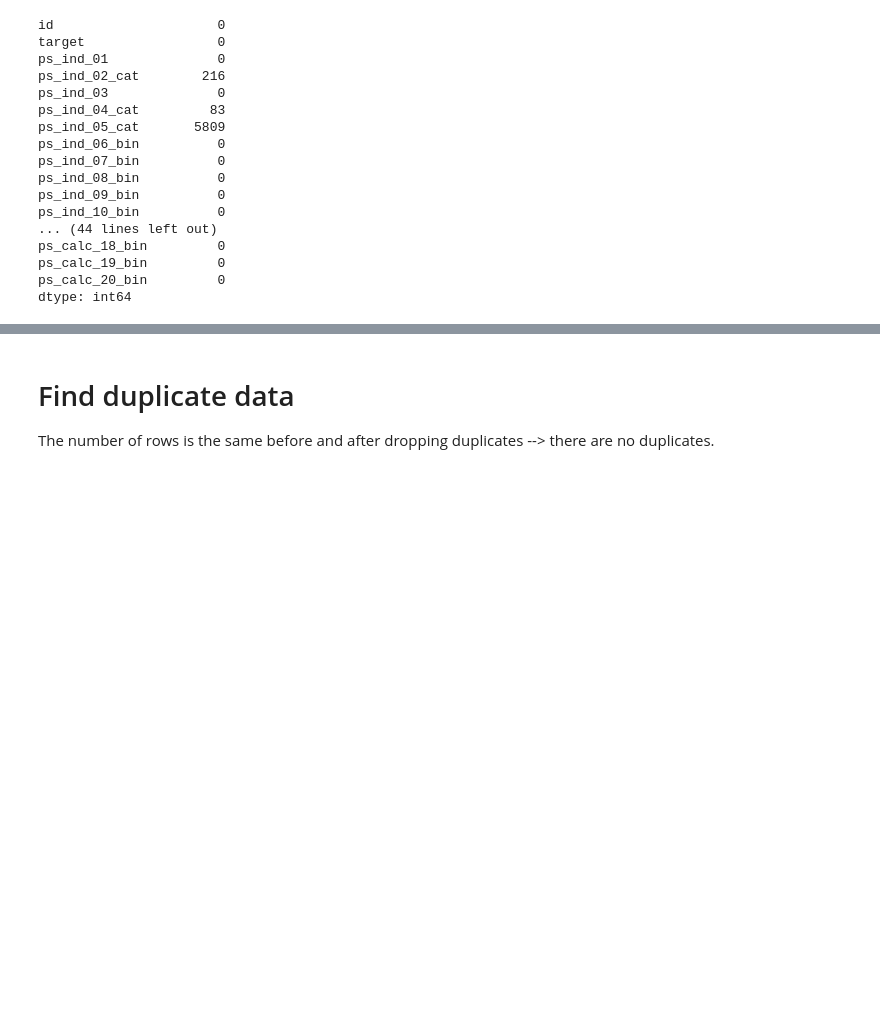
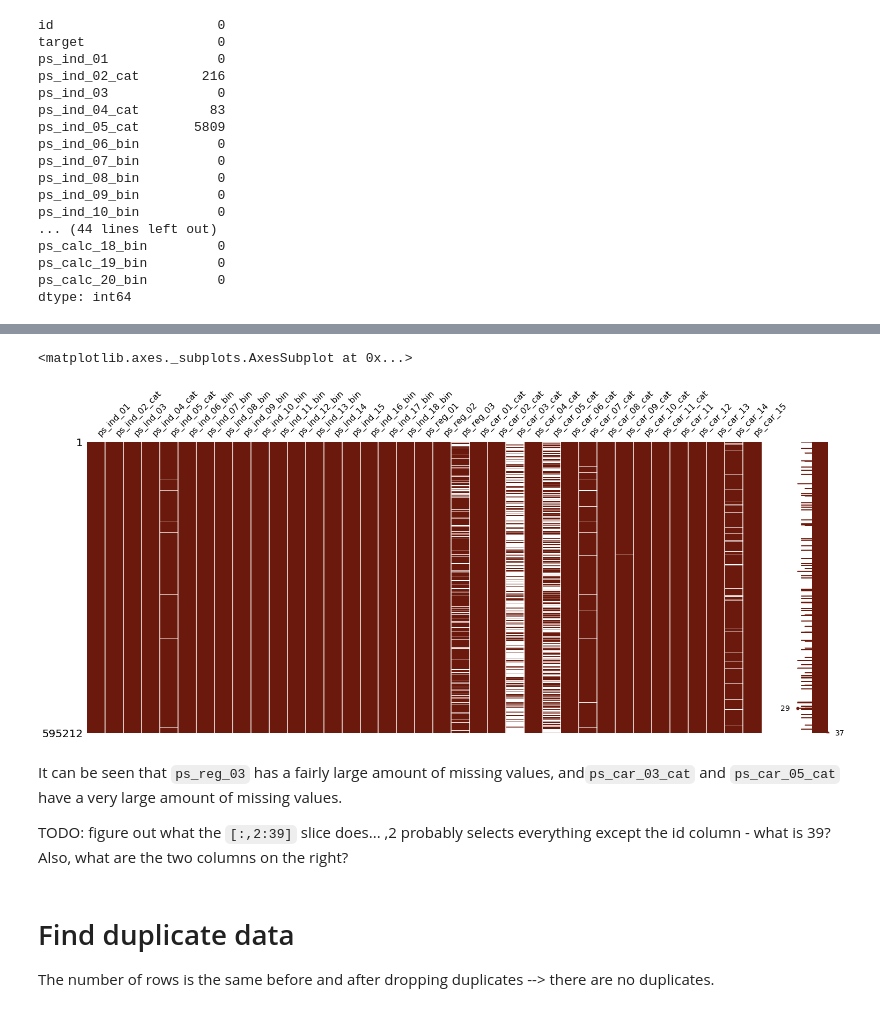
Before and after one commit to jclangst/b365finalproject, a Jupyter notebook: python/eda/eda.ipynb, the cells around one changed output, grey strips where cells are left out. Cells and saved outputs as stored; diff of their text form; code cells hidden in the pictures; blank space fills up the shorter version.

```diff
--- a/python/eda/eda.ipynb
+++ b/python/eda/eda.ipynb
@@ -63,3 +78,14 @@ dtype: int64
+# %%
+train_nan = train.replace(-1, numpy.NaN)
+import missingno # pip install missingno
+missingno.matrix(df=train_nan.iloc[:,2:39], color=(0.42, 0.1, 0.05))
+# %% [output]
+<matplotlib.axes._subplots.AxesSubplot at 0x...>
+[figure, added]
+# %% [markdown]
+It can be seen that `ps_reg_03` has a fairly large amount of missing values, and`ps_car_03_cat` and `ps_car_05_cat` have a very large amount of missing values.
+
+TODO: figure out what the `[:,2:39]` slice does... ,2 probably selects everything except the id column - what is 39? Also, what are the two columns on the right?
 # %% [markdown]
 # Find duplicate data
 The number of rows is the same before and after dropping duplicates --> there are no duplicates.
```
Also changed, not shown: parts of 4 cells of this notebook.
